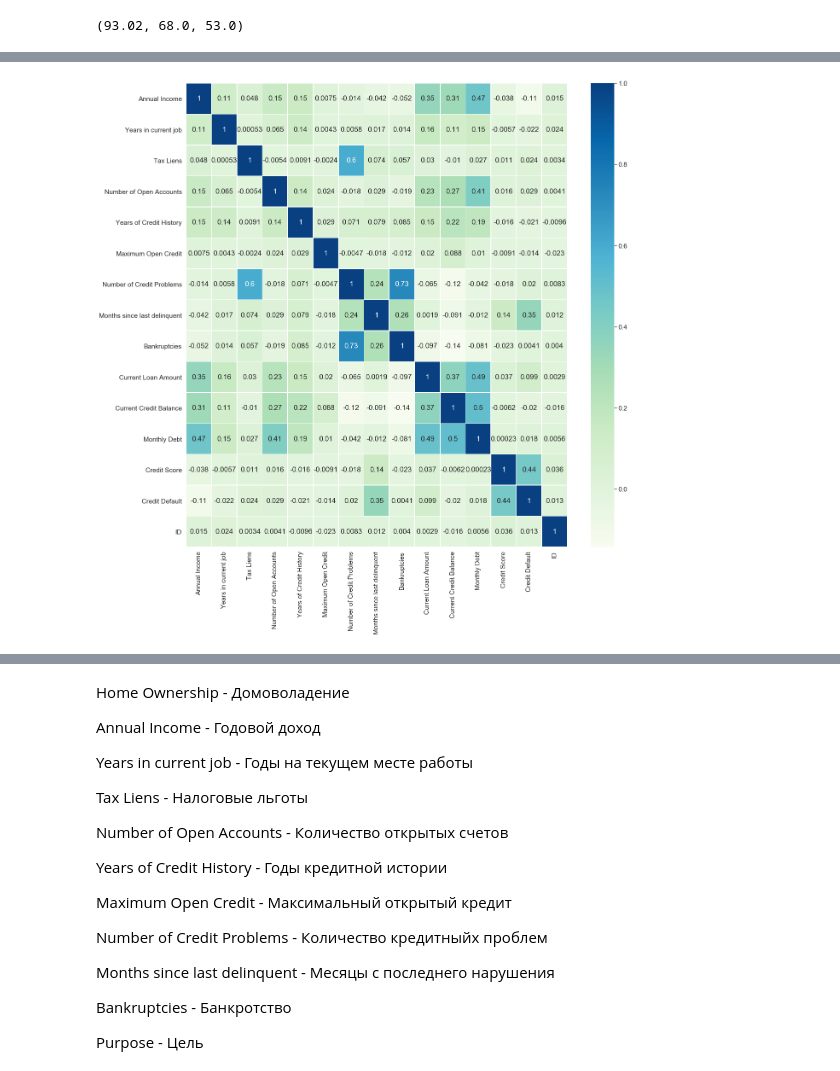
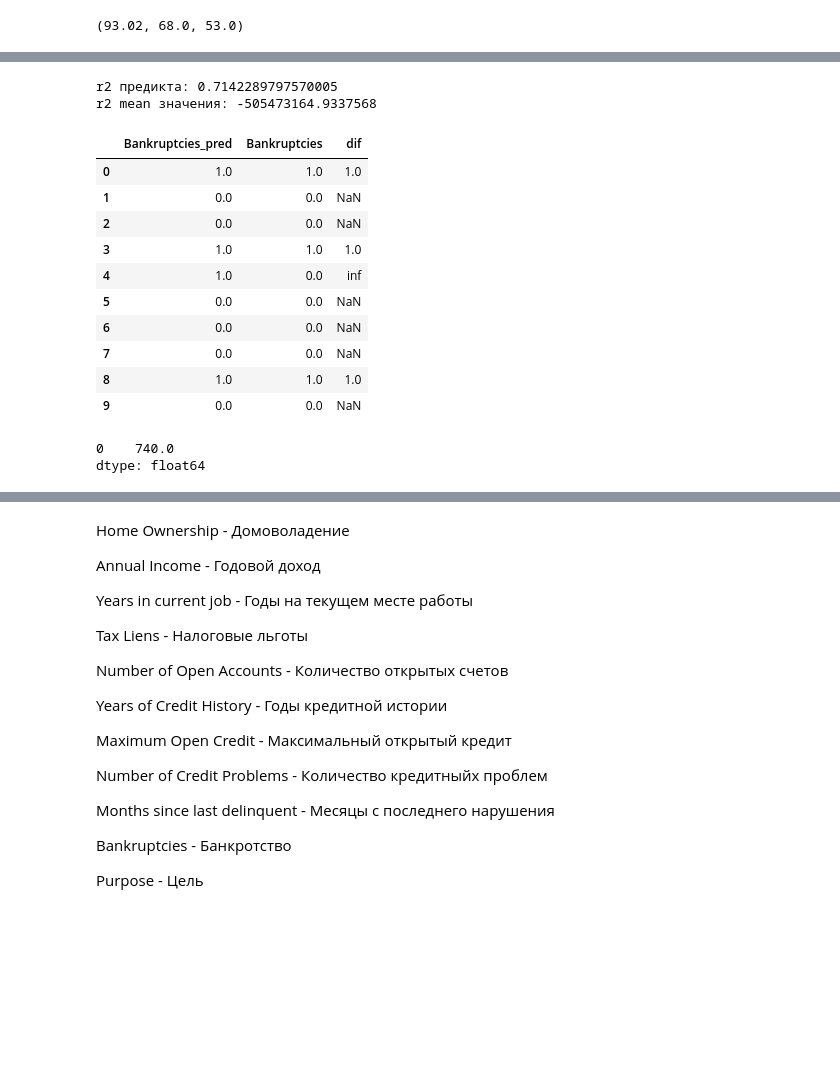
Before and after one commit to Vya-cheslav/geek, a Jupyter notebook: 3_quarter/LybraryPythonFirDataScienceNext/course_project/RozhnovVA_solution.ipynb, the cells around one changed output, grey strips where cells are left out. Saved outputs shown, nothing was run; the diff lists cells and outputs as text; code cells hidden in the pictures; blank space fills up the shorter version.

```diff
--- a/3_quarter/LybraryPythonFirDataScienceNext/course_project/RozhnovVA_solution.ipynb
+++ b/3_quarter/LybraryPythonFirDataScienceNext/course_project/RozhnovVA_solution.ipynb
@@ -275,0 +279,49 @@ train_df.loc[(train_df['Bankruptcies'].isna()) & (train_df['Credit Default']==0)
+# %%
+tmp_features = ['Years of Credit History', 'Number of Open Accounts', 'Maximum Open Credit',
+                    'Monthly Debt', 'Number of Credit Problems'
+               ]
+tmp_df = train_df.loc[train_df['Bankruptcies'].notna(), tmp_features]
+
+
+tmp_target = train_df.loc[train_df['Bankruptcies'].notna(), 'Bankruptcies']
+
+X_train_tmp, X_test_tmp, y_train_tmp, y_test_tmp = train_test_split(tmp_df, tmp_target, test_size=0.25,
+                                                                    shuffle=True, random_state=17)
+model = RandomForestRegressor(n_jobs=2,
+                                  n_estimators=100,
+                                  min_samples_split=25,
+                                  max_features=2,
+                                  random_state=17)
+model.fit(X_train_tmp, y_train_tmp)
+predict_tpm = model.predict(X_test_tmp)
+
+annual_income_mean = train_df.loc[train_df['Bankruptcies'].notna(), 'Bankruptcies'].shape
+
+print('r2 предикта:', r2(y_test_tmp, predict_tpm))
+print('r2 mean значения:', r2(y_test_tmp, [annual_income_mean for val in range(X_test_tmp.shape[0])]))
+# %% [output]
+r2 предикта: 0.7142289797570005
+r2 mean значения: -505473164.9337568
+# %%
+model = RandomForestRegressor(n_jobs=2,
+                                  n_estimators=100,
+                                  min_samples_split=25,
+                                  max_features=2,
+                                  random_state=17)
+model.fit(tmp_df, tmp_target)
+
+train_df['Bankruptcies_pred'] = model.predict(train_df.loc[:, tmp_features]).round()
+train_df['dif'] = train_df['Bankruptcies_pred'] / train_df['Bankruptcies']
+train_df.loc[:, ['Bankruptcies_pred', 'Bankruptcies', 'dif']].head(10)
+# %% [output]
+|  | Bankruptcies_pred | Bankruptcies | dif |
+| 0 | 1.0 | 1.0 | 1.0 |
+| 1 | 0.0 | 0.0 | NaN |
+| 2 | 0.0 | 0.0 | NaN |
+| 3 | 1.0 | 1.0 | 1.0 |
+| 4 | 1.0 | 0.0 | inf |
+| 5 | 0.0 | 0.0 | NaN |
+| 6 | 0.0 | 0.0 | NaN |
+| 7 | 0.0 | 0.0 | NaN |
+| 8 | 1.0 | 1.0 | 1.0 |
+| 9 | 0.0 | 0.0 | NaN |
@@ -299,11 +359,0 @@ train_df.loc[(train_df['Months since last delinquent'].isna()
-# %%
-df_corr = train_df.corr()
-plt.figure(figsize = (20,20))
-
-sns.set(font_scale=1.4)
-sns.heatmap(df_corr, annot=True, linewidths=.5, cmap='GnBu')
-
-# plt.title('Correlation matrix')
-plt.show()
-# %% [output]
-[figure, removed]
@@ -309,0 +365,8 @@ plt.show()
+# %%
+# Проверил : у банкротов и не банкров мода одна
+# train_df.loc[(train_df['Credit Score'].isna()), 'Credit Score'
+#             ] =
+train_df.loc[(train_df['Credit Score'].notna())]['Credit Score'].mode()
+# %% [output]
+0    740.0
+dtype: float64
```
Also changed, not shown: parts of 33 cells of this notebook, 4 other files.
